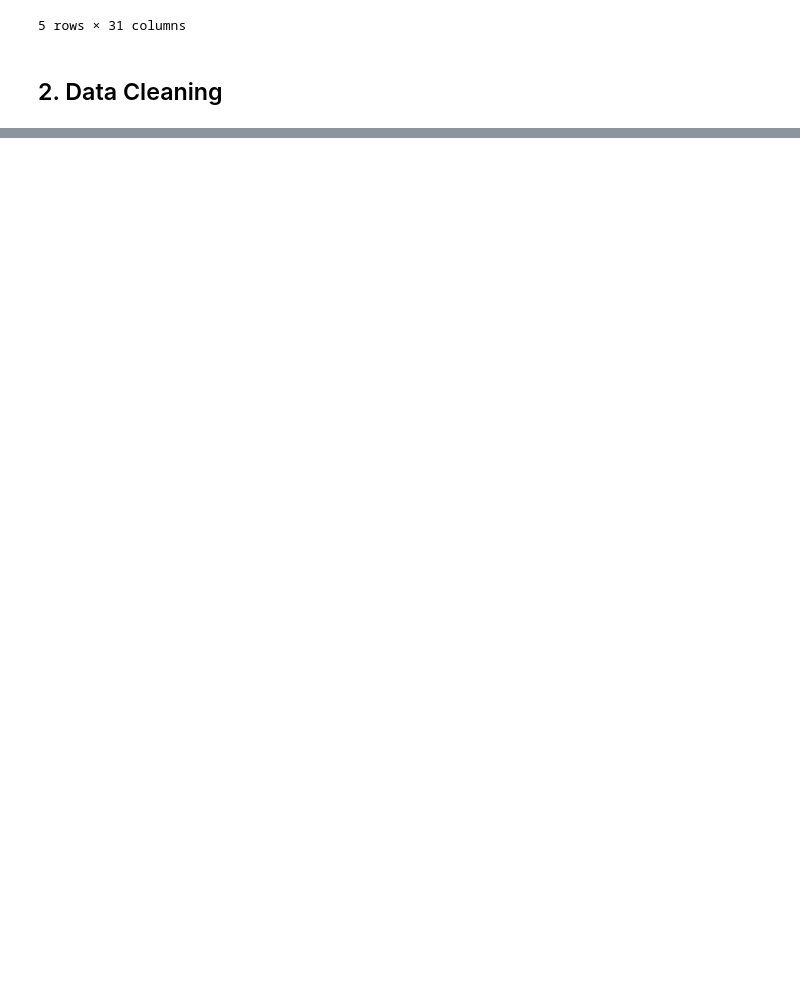
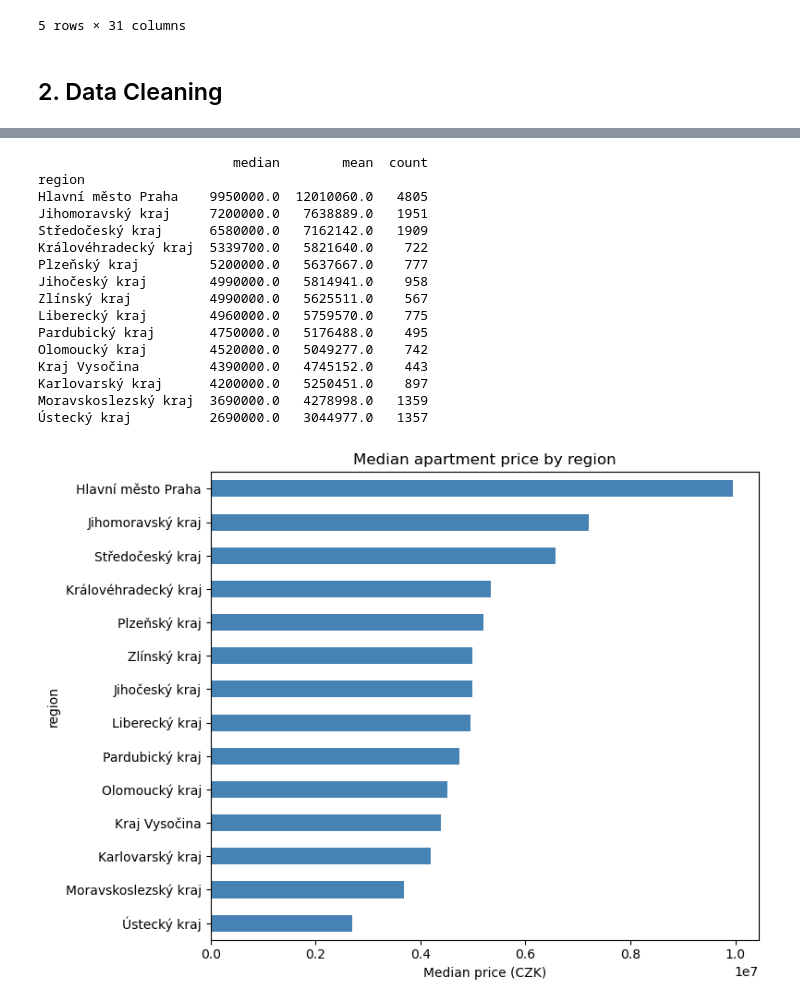
Before and after one commit to akorablov/house_price_prediction, a Jupyter notebook: house_price_cz.ipynb, the cells around one changed output, grey strips where cells are left out. Saved outputs shown, nothing was run; the diff lists cells and outputs as text; code cells hidden in the pictures; blank space fills up the shorter version.

```diff
--- a/house_price_cz.ipynb
+++ b/house_price_cz.ipynb
@@ -70,20 +80,29 @@ df_raw = df_raw.drop(columns=[
 # %%
 cat = df_raw['category']
 
-# extract as string
-df_raw['rooms'] = cat.str.extract(r'(\d+)')[0].astype('string')
+# rooms (numeric)
+df_raw['rooms'] = pd.to_numeric(
+    cat.str.extract(r'(\d+)')[0],
+    errors='coerce'
+)
+
+# kitchen (numeric)
 df_raw['kitchen'] = (
     cat.str.extract(r'\+(kk|1)')[0]
-    .map({'kk': '0', '1': '1'})
-    .astype('string')
+    .map({'kk': 0, '1': 1})
 )
 
-# "a více" = kitchen = 1
-df_raw.loc[cat.str.contains('a více', na=False), 'kitchen'] = '1'
+# "a více" > kitchen = 1
+df_raw.loc[cat.str.contains('a více', na=False), 'kitchen'] = 1
 
-# Atypický = both columns = "Atypický"
+# Atypický > set NaN instead of string
 mask_atyp = cat.eq('Atypický')
-df_raw.loc[mask_atyp, ['rooms', 'kitchen']] = 'Atypický'
+df_raw.loc[mask_atyp, ['rooms', 'kitchen']] = np.nan
+
+# capture the atypical-layout flag HERE, before the string info is gone
+# (previously this was (re)computed later from the already-numeric 'rooms'
+# column, which could never equal the string 'Atypický' -> always 0, a dead feature)
+df_raw['is_atypical_layout'] = mask_atyp.astype(int)
 
 # drop original column
 df_raw = df_raw.drop(columns='category')
@@ -257,0 +220,28 @@ fig.show()
+# %%
+region_stats = df_clean.groupby('region')['price_czk'].agg(['median', 'mean', 'count']).sort_values('median', ascending=False)
+print(region_stats.round(0))
+
+fig, ax = plt.subplots(figsize=(8, 6))
+region_stats['median'].sort_values().plot(kind='barh', ax=ax, color='steelblue')
+ax.set_xlabel('Median price (CZK)')
+ax.set_title('Median apartment price by region')
+plt.tight_layout()
+plt.show()
+# %% [output]
+                         median        mean  count
+region
+Hlavní město Praha    9950000.0  12010060.0   4805
+Jihomoravský kraj     7200000.0   7638889.0   1951
+Středočeský kraj      6580000.0   7162142.0   1909
+Královéhradecký kraj  5339700.0   5821640.0    722
+Plzeňský kraj         5200000.0   5637667.0    777
+Jihočeský kraj        4990000.0   5814941.0    958
+Zlínský kraj          4990000.0   5625511.0    567
+Liberecký kraj        4960000.0   5759570.0    775
+Pardubický kraj       4750000.0   5176488.0    495
+Olomoucký kraj        4520000.0   5049277.0    742
+Kraj Vysočina         4390000.0   4745152.0    443
+Karlovarský kraj      4200000.0   5250451.0    897
+Moravskoslezský kraj  3690000.0   4278998.0   1359
+Ústecký kraj          2690000.0   3044977.0   1357
+[figure, added]
```
Also changed, not shown: parts of 48 cells of this notebook, 1 other file.
